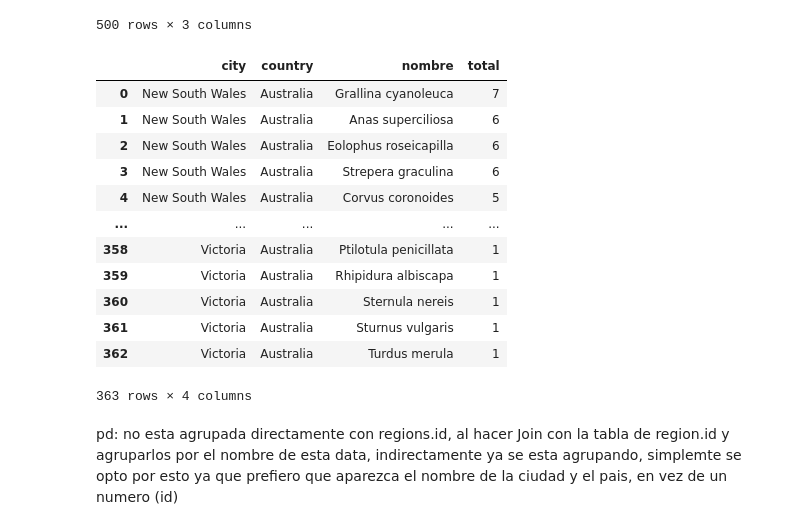
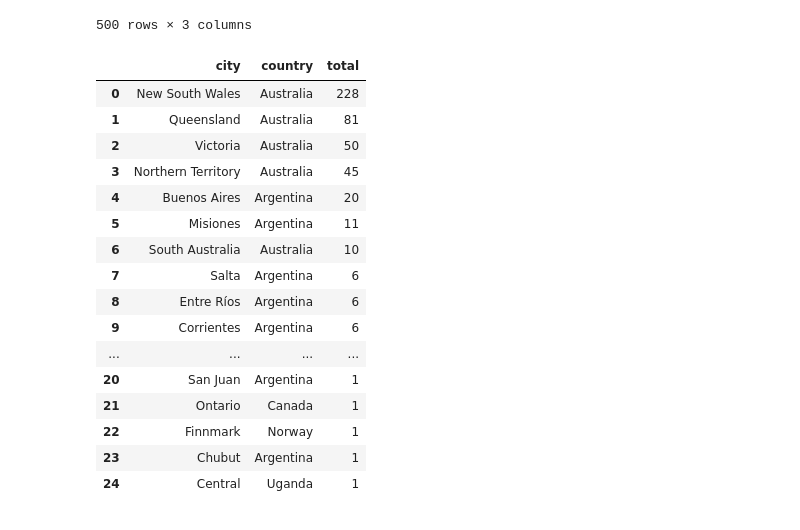
Before and after one commit to Jovegom/exploratory-sql-analysis-project, a Jupyter notebook: src/sql/solution.ipynb, the cells around one changed output. Saved outputs shown, nothing was run; the diff lists cells and outputs as text; code cells hidden in the pictures.

```diff
--- a/src/sql/solution.ipynb
+++ b/src/sql/solution.ipynb
@@ -264,35 +264,36 @@ df
 # %%
 # ¿Cuál es la especie más observada por cada región?
 query="""
 SELECT
 regions.name As city,
 regions.country,
-species.scientific_name AS nombre,
 COUNT(*) AS total
 FROM observations
 JOIN regions
     ON observations.region_id = regions.id
 JOIN species
     ON observations.species_id = species.id
-GROUP BY name,scientific_name
+GROUP BY city
 ORDER BY total DESC """
 df=pd.read_sql(query,con)
 df
 # %% [output]
-|  | city | country | nombre | total |
-| 0 | New South Wales | Australia | Grallina cyanoleuca | 7 |
-| 1 | New South Wales | Australia | Anas superciliosa | 6 |
-| 2 | New South Wales | Australia | Eolophus roseicapilla | 6 |
-| 3 | New South Wales | Australia | Strepera graculina | 6 |
-| 4 | New South Wales | Australia | Corvus coronoides | 5 |
-| ... | ... | ... | ... | ... |
-| 358 | Victoria | Australia | Ptilotula penicillata | 1 |
-| 359 | Victoria | Australia | Rhipidura albiscapa | 1 |
-| 360 | Victoria | Australia | Sternula nereis | 1 |
-| 361 | Victoria | Australia | Sturnus vulgaris | 1 |
-| 362 | Victoria | Australia | Turdus merula | 1 |
+|  | city | country | total |
+| 0 | New South Wales | Australia | 228 |
+| 1 | Queensland | Australia | 81 |
+| 2 | Victoria | Australia | 50 |
+| 3 | Northern Territory | Australia | 45 |
+| 4 | Buenos Aires | Argentina | 20 |
+| 5 | Misiones | Argentina | 11 |
+| 6 | South Australia | Australia | 10 |
+| 7 | Salta | Argentina | 6 |
+| 8 | Entre Ríos | Argentina | 6 |
+| 9 | Corrientes | Argentina | 6 |
+| ... | ... | ... | ... |
+| 20 | San Juan | Argentina | 1 |
+| 21 | Ontario | Canada | 1 |
+| 22 | Finnmark | Norway | 1 |
+| 23 | Chubut | Argentina | 1 |
+| 24 | Central | Uganda | 1 |
-363 rows × 4 columns
-# %% [markdown]
-pd: no esta agrupada directamente con regions.id, al hacer Join con la tabla de region.id y agruparlos por el nombre de esta data, indirectamente ya se esta agrupando, simplemte se opto por esto ya que prefiero que aparezca el nombre de la ciudad y el pais, en vez de un numero (id)
 # %%
 con.close()
```
